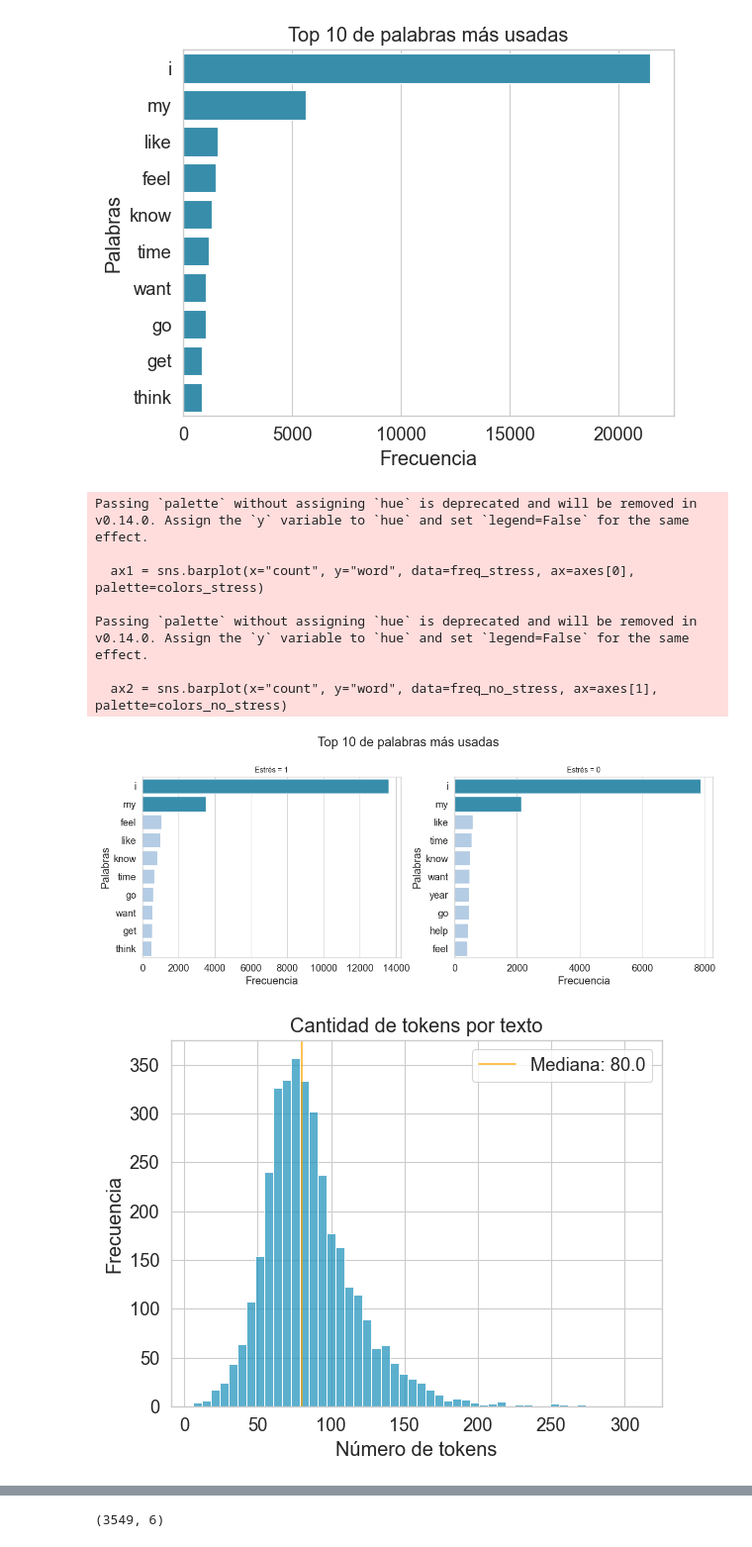
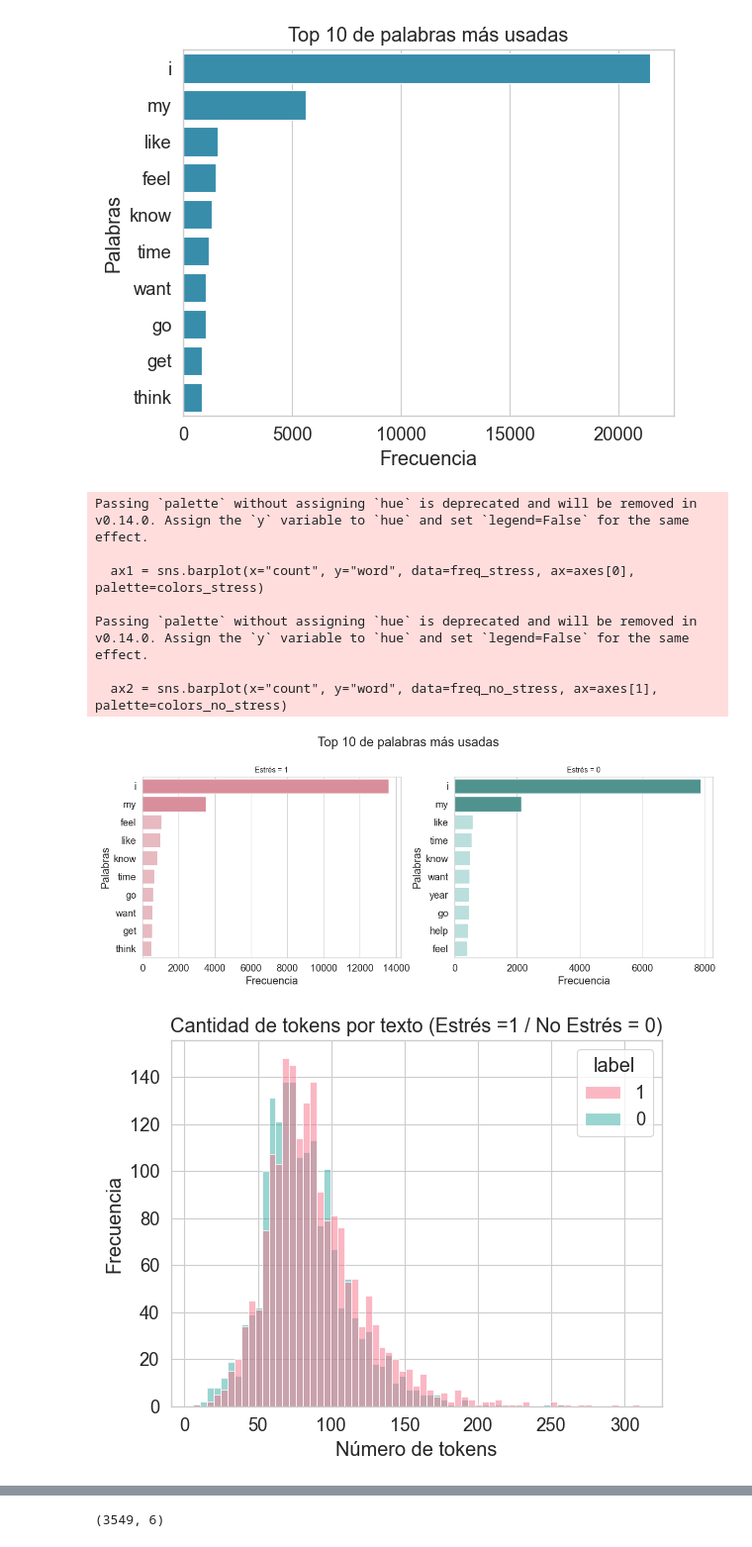
Before and after one commit to fjmoyao/depression_detection, a Jupyter notebook: src/1_Análisis Explorativo de Datos.ipynb, the cells around one changed output, grey strips where cells are left out. Shown at 99% size. Drawn from its saved outputs; the diff is of its cells as text; code cells hidden in the pictures.

Commit message:
se utiliza e mismo preprocesamiento para todos y se modifica el color de las graficas

```diff
--- a/src/1_Análisis Explorativo de Datos.ipynb
+++ b/src/1_Análisis Explorativo de Datos.ipynb
@@ -81,12 +81,15 @@ def assign_colors(words, special_words, color_special, color_default):
     return [color_special if word in special_words else color_default for word in words]
 
 # Colores por defecto y especial
-default_color = '#acccec'  # Azul por defecto
-special_color = '#2596be'
+default_color_no_stress = '#b4e5e1'
+special_color_no_stress =  '#459e97'
+
+default_color_stress =  '#efb1bc'
+special_color_stress = '#e68193'
 
 # Aplicar la función de asignación de colores
-colors_stress = assign_colors(freq_stress['word'], special_words, special_color, default_color)
-colors_no_stress = assign_colors(freq_no_stress['word'], special_words, special_color, default_color)
+colors_stress = assign_colors(freq_stress['word'], special_words, special_color_stress, default_color_stress)
+colors_no_stress = assign_colors(freq_no_stress['word'], special_words, special_color_no_stress, default_color_no_stress)
 
 ### Paso 2: Crear la visualización
 
@@ -115,17 +118,17 @@ Passing `palette` without assigning `hue` is deprecated and will be removed in v
 Passing `palette` without assigning `hue` is deprecated and will be removed in v0.14.0. Assign the `y` variable to `hue` and set `legend=False` for the same effect.
 
   ax2 = sns.barplot(x="count", y="word", data=freq_no_stress, ax=axes[1], palette=colors_no_stress)
-[figure, old version]
+[figure, new version]
 # %%
 #distribucion de numero de tokens por texto
-g = sns.histplot(x="token_count", data=df, bins=50)
-plt.axvline(df["token_count"].median(), color="orange", alpha=0.8, linestyle="-", label= f"Mediana: {df['token_count'].median()}")
-plt.legend(loc='upper right')
-g.set_title("Cantidad de tokens por texto")
+g = sns.histplot(x="token_count", data=df,  hue="label", hue_order=[1,0])
+#plt.axvline(df["token_count"].median(), color="orange", alpha=0.8, linestyle="-", label= f"Mediana: {df['token_count'].median()}")
+#plt.legend(loc='upper right')
+g.set_title("Cantidad de tokens por texto (Estrés =1 / No Estrés = 0)")
 g.set_xlabel("Número de tokens")
 g.set_ylabel("Frecuencia");
 # %% [output]
-[figure, old version]
+[figure, new version]
 # %%
 #distribucion de categorias en el label
 label_dis = df.label.value_counts().reset_index()
```
Also changed, not shown: parts of 1 cell of this notebook, 1 other file.
